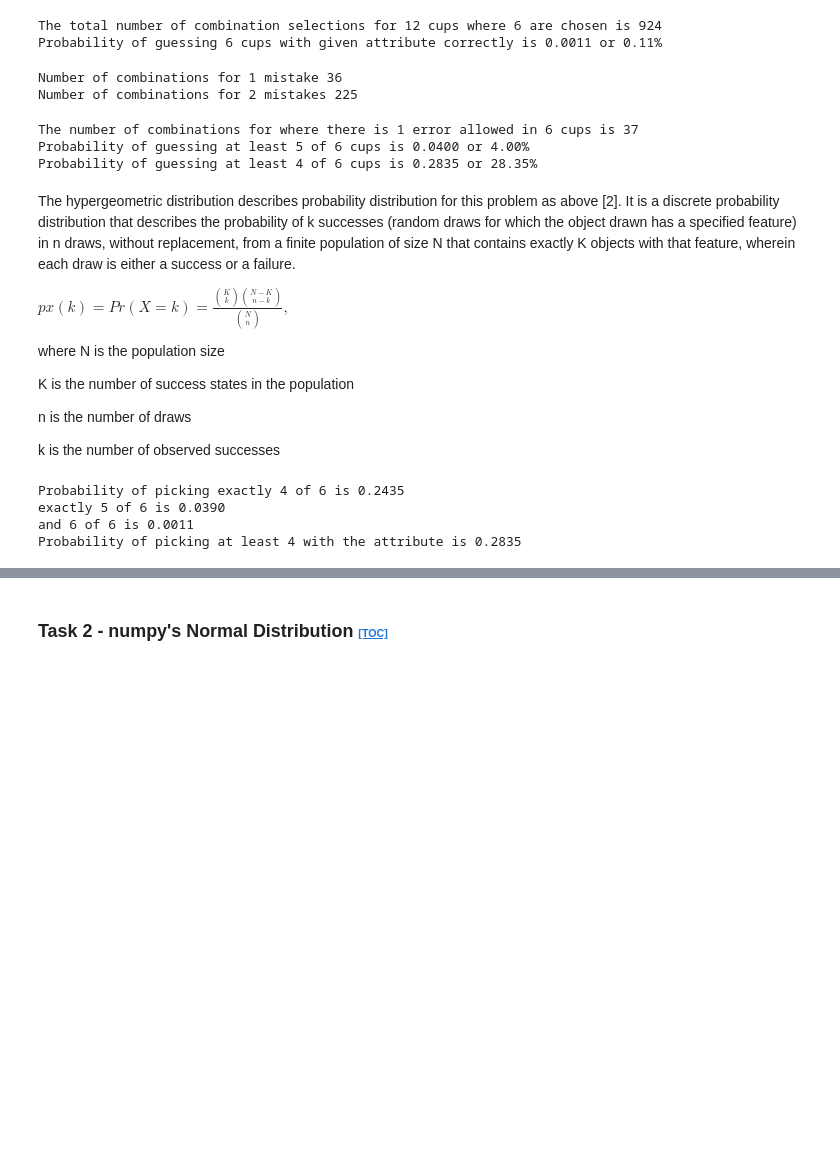
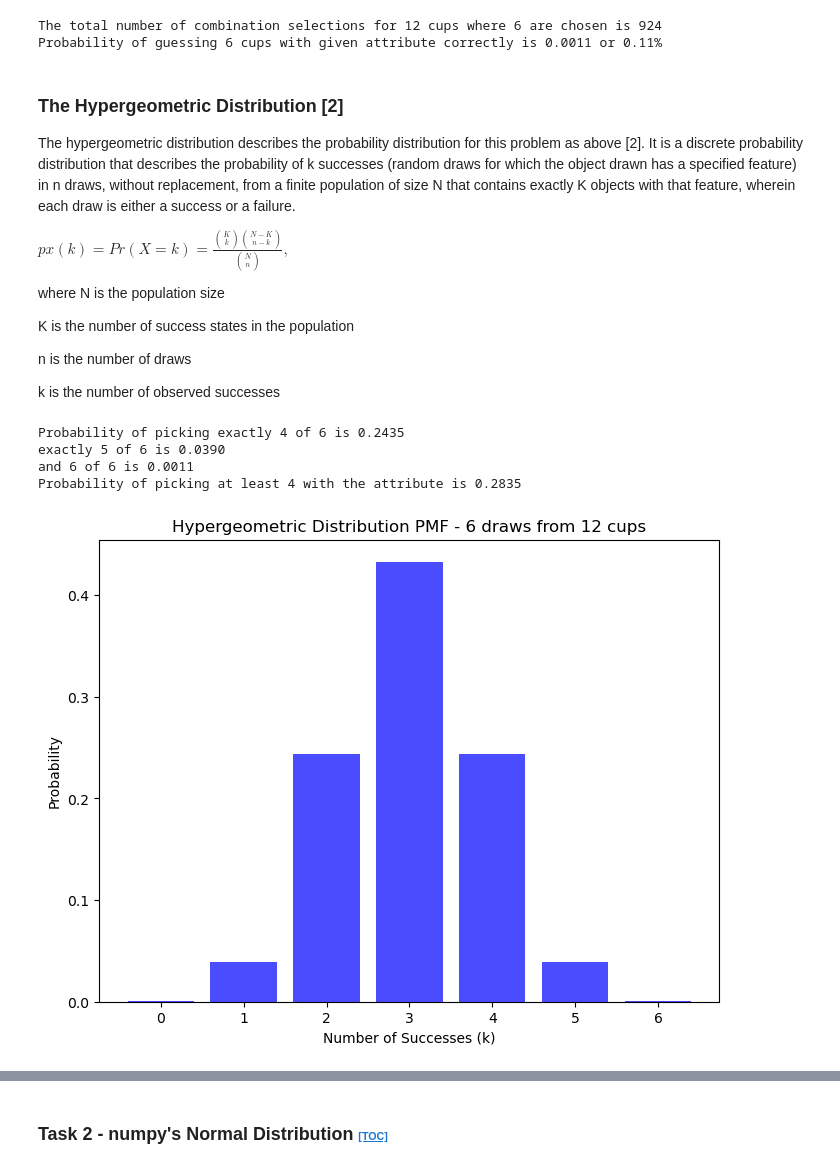
Before and after one commit to Eilis9/applied_statistics, a Jupyter notebook: tasks.ipynb, the cells around one changed output, grey strips where cells are left out. Saved outputs shown, nothing was run; the diff lists cells and outputs as text; code cells hidden in the pictures; blank space fills up the shorter version.

```diff
--- a/tasks.ipynb
+++ b/tasks.ipynb
@@ -92,30 +105,10 @@ print(f'Probability of guessing {choose} cups with given attribute correctly is
 # %% [output]
 The total number of combination selections for 12 cups where 6 are chosen is 924
 Probability of guessing 6 cups with given attribute correctly is 0.0011 or 0.11%
-# %%
-# Python implementation of problem with 1 'mistake' or success count of 5, 4 etc
-
-no_of_combo_1_mistake = (math.comb(choose, choose-1))**2
-no_of_combo_2_mistake = (math.comb(choose, choose-2))**2
-print(f'Number of combinations for 1 mistake {no_of_combo_1_mistake}')
-print(f'Number of combinations for 2 mistakes {no_of_combo_2_mistake}')
-# %% [output]
-Number of combinations for 1 mistake 36
-Number of combinations for 2 mistakes 225
-# %%
-combinations_1err = 1 + no_of_combo_1_mistake
-Prob_1err = combinations_1err / total_combinations
-combinations_2err = combinations_1err + no_of_combo_2_mistake
-Prob_2err = combinations_2err / total_combinations
-print(f'The number of combinations for where there is 1 error allowed in {choose} cups is {combinations_1err}')
-print(f'Probability of guessing at least {choose-1} of {choose} cups is {Prob_1err:.4f} or {Prob_1err*100:.2f}%')
-print(f'Probability of guessing at least {choose-2} of {choose} cups is {Prob_2err:.4f} or {Prob_2err*100:.2f}%')
-# %% [output]
-The number of combinations for where there is 1 error allowed in 6 cups is 37
-Probability of guessing at least 5 of 6 cups is 0.0400 or 4.00%
-Probability of guessing at least 4 of 6 cups is 0.2835 or 28.35%
 # %% [markdown]
-The hypergeometric distribution describes probability distribution for this problem as above  [2]. It is a discrete probability distribution that describes the probability of k successes (random draws for which the object drawn has a specified feature) in n draws, without replacement, from a finite population of size N that contains exactly K objects with that feature, wherein each draw is either a success or a failure.
+### The Hypergeometric Distribution [2]
+
+The hypergeometric distribution describes the probability distribution for this problem as above [2]. It is a discrete probability distribution that describes the probability of k successes (random draws for which the object drawn has a specified feature) in n draws, without replacement, from a finite population of size N that contains exactly K objects with that feature, wherein each draw is either a success or a failure.
 
 $ px(k) = Pr(X=k) = \frac{\binom{K}{k} \binom{N-K}{n-k}}{\binom{N}{n}} ,$
 
@@ -151,3 +144,18 @@ Probability of picking exactly 4 of 6 is 0.2435
 exactly 5 of 6 is 0.0390
 and 6 of 6 is 0.0011
 Probability of picking at least 4 with the attribute is 0.2835
+# %%
+# Generate the hypergeometric distribution for all possible outcomes and plot
+pmf = []
+for i in range(6+1):
+      prob =  (binomial_coef(6, i) * binomial_coef((12-6), (6-i)))/binomial_coef(12,6)   # [1]
+      pmf.append(prob)
+
+plt.figure(figsize=(8, 6))
+plt.bar(range(6 + 1), pmf, color='blue', alpha=0.7)
+plt.title('Hypergeometric Distribution PMF - 6 (n) draws from 12 (N) cups')
+plt.xlabel('Number of Successes (k)')
+plt.ylabel('Probability')
+plt.show()
+# %% [output]
+[figure, added]
```
Also changed, not shown: parts of 11 cells of this notebook.
